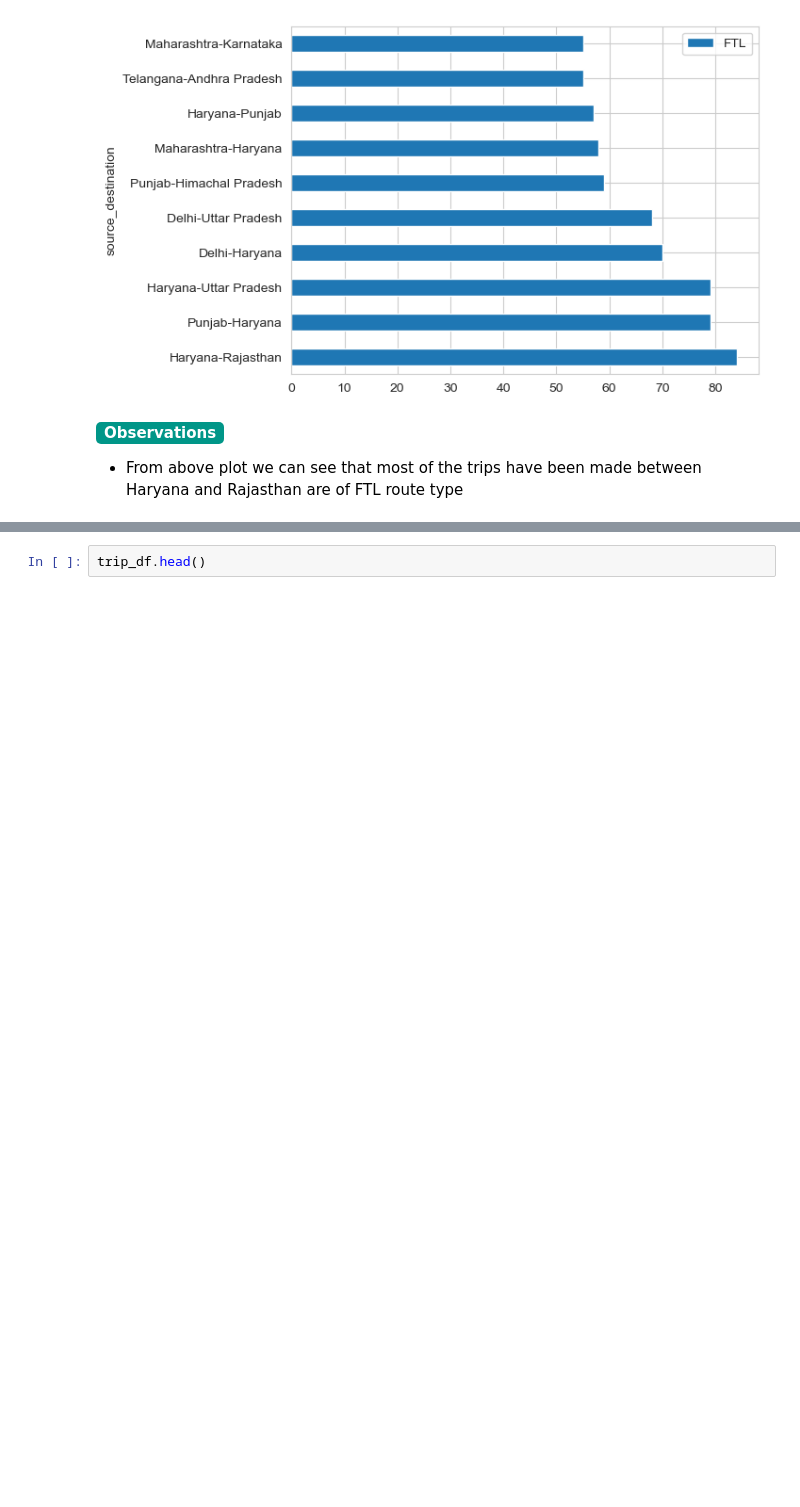
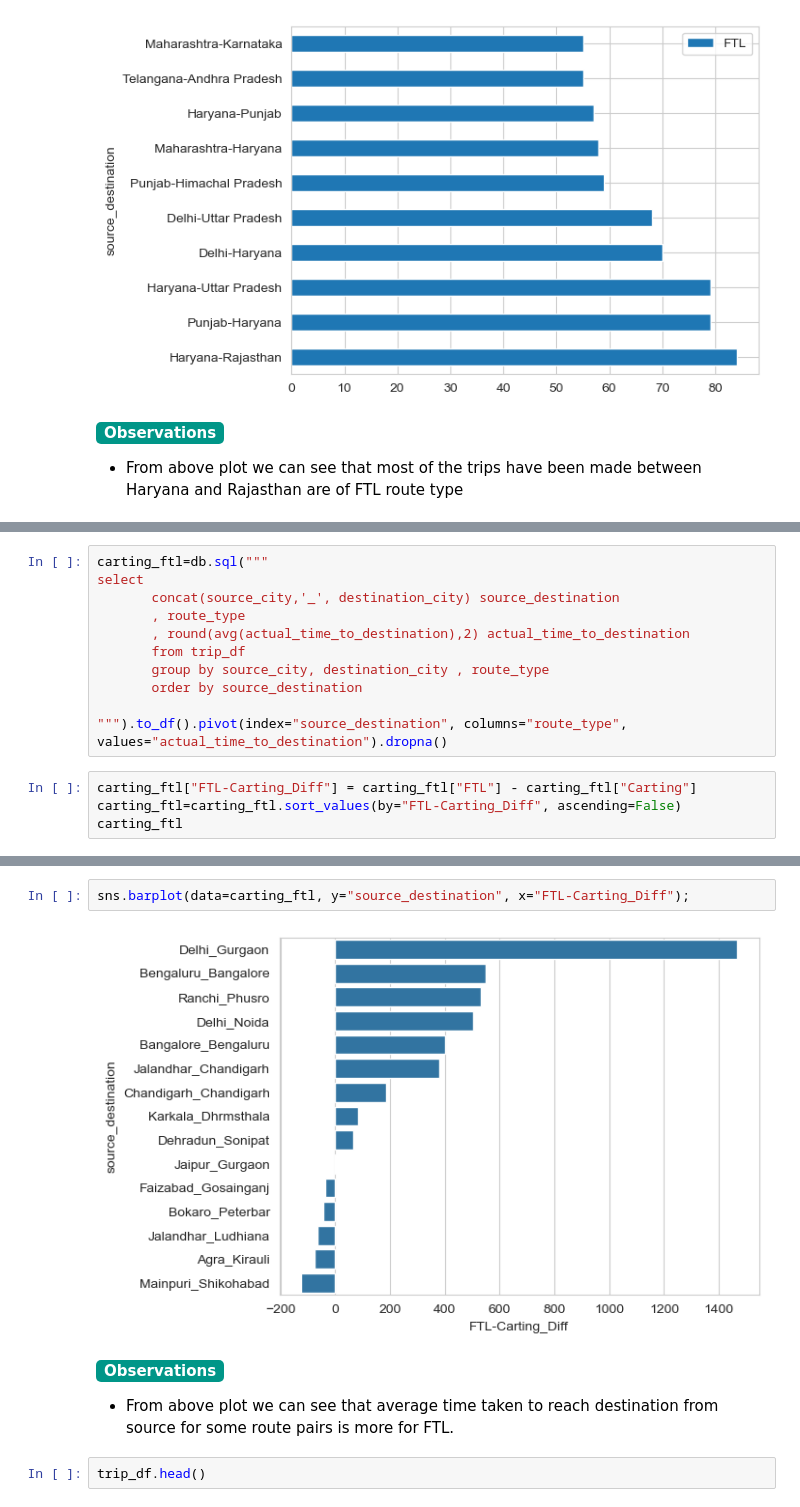
Before and after one commit to gautamnaik1994/Delhivery-Data-Engineering-Case-Study, a Jupyter notebook: CaseStudy.ipynb, the cells around one changed output, grey strips where cells are left out. Drawn from its saved outputs; the diff is of its cells as text; blank space fills up the shorter version.

```diff
--- a/CaseStudy.ipynb
+++ b/CaseStudy.ipynb
@@ -419,0 +437,15 @@ route_based_cnt[["source_destination", "FTL"]].sort_values(
+# %%
+carting_ftl=db.sql("""
+select
+       concat(source_city,'_', destination_city) source_destination
+       , route_type
+       , round(avg(actual_time_to_destination),2) actual_time_to_destination
+       from trip_df
+       group by source_city, destination_city , route_type
+       order by source_destination
+
+""").to_df().pivot(index="source_destination", columns="route_type", values="actual_time_to_destination").dropna()
+# %%
+carting_ftl["FTL-Carting_Diff"] = carting_ftl["FTL"] - carting_ftl["Carting"]
+carting_ftl=carting_ftl.sort_values(by="FTL-Carting_Diff", ascending=False)
+carting_ftl
@@ -420,3 +470,11 @@ route_based_cnt[["source_destination", "FTL"]].sort_values(
+# %%
+sns.barplot(data=carting_ftl, y="source_destination", x="FTL-Carting_Diff");
+# %% [output]
+[figure, added]
+# %% [markdown]
+<b style="padding: 2px 8px;border-radius: 5px;background: #009688;color: #fff;display: inline-block;">Observations</b>
+
+- From above plot we can see that average time taken to reach destination from source for some route pairs is more for FTL.
 # %%
 trip_df.head()
 # %% [output]
```
Also changed, not shown: parts of 37 cells of this notebook, 2 other files.
